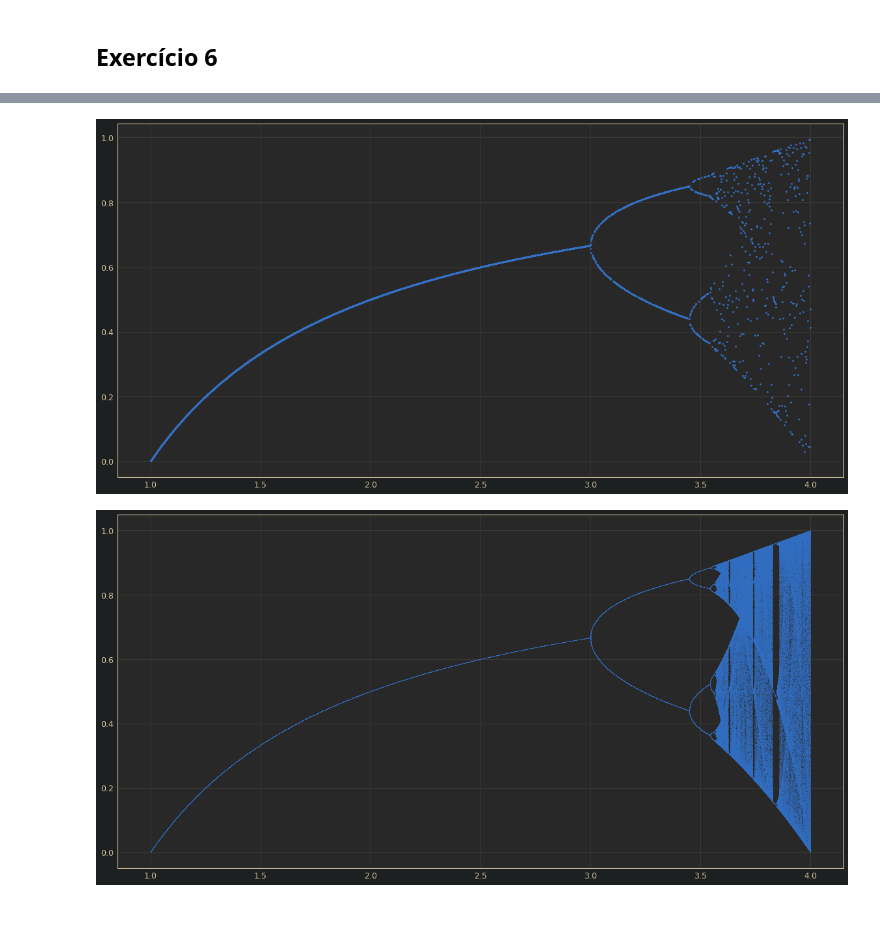
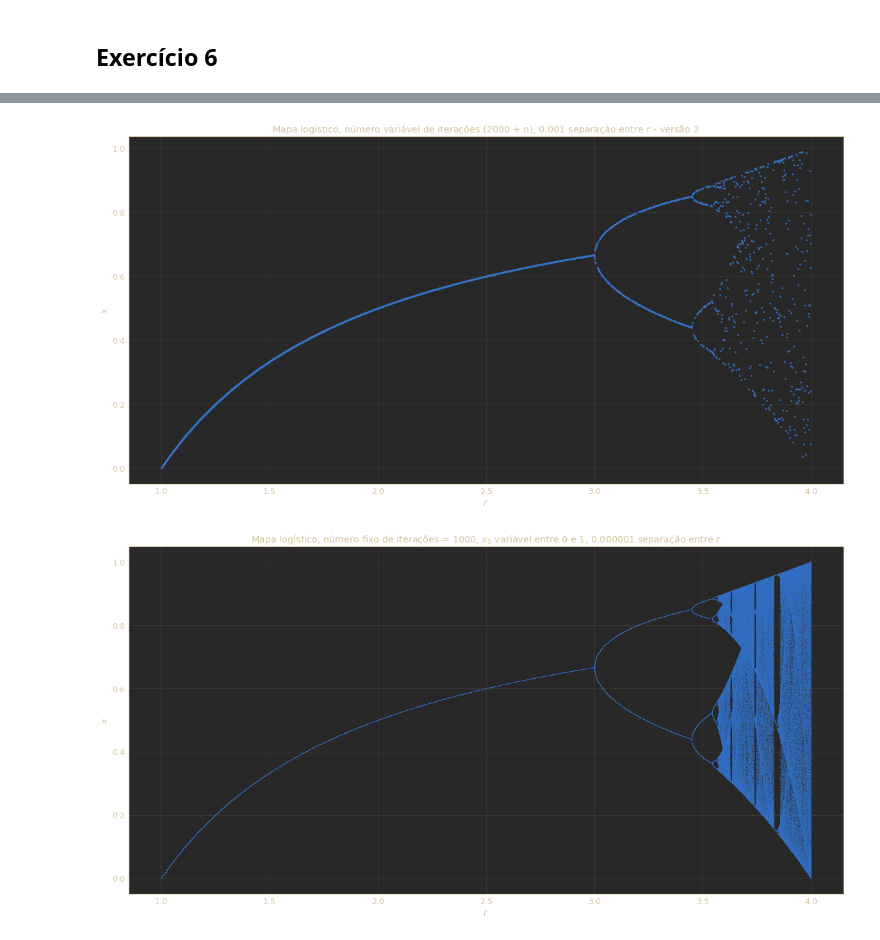
Before and after one commit to diogobgomes/FisicaComputacional, a Jupyter notebook: TP2/TP2.ipynb, the cells around one changed output, grey strips where cells are left out. Saved outputs shown, nothing was run; the diff lists cells and outputs as text; code cells hidden in the pictures; blank space fills up the shorter version.

```diff
--- a/TP2/TP2.ipynb
+++ b/TP2/TP2.ipynb
@@ -242,32 +251,35 @@ plt.show()
 # %%
 # Mapa logístico, número variável de iterações, versão 2
 # Ligeiramente diferente, em vez de usarmos uma lista com o número de iterações para cada y, calculamos na altura
 # MAIS EFICIENTE, somehow
 
 def logistic_map(r, initial_iter, show_iter):
     # Create an x array equal to r
     x = 0.5
 
     # Iterate iter_num times
     for i in range(initial_iter+show_iter):
         x = r*x*(1-x)
     return x
 
 # Create the display arrays
 r_array = np.arange(1,4,0.001)
 y_array = np.empty(len(r_array))
 
 
 # Iterate over r, use y iterated a random numer of times (calculated on each funtion call)
 for i,r in enumerate(r_array):
     y_array[i] = logistic_map(r,1000,np.random.randint(1000,2000))
 
 # Draw the graph
 plt.figure(figsize=(20,10))
+plt.title("Mapa logístico, número variável de iterações (2000 + n), 0.001 separação entre $r$ - versão 2")
+plt.xlabel("$r$")
+plt.ylabel("$x$")
 plt.plot(r_array,y_array,'.')
 plt.show()
 # %% [output]
-[figure, old version]
+[figure, new version]
 # %%
 # Mapa logístico, x inicial variável
 # O resultado é o mesmo se variarmos o x inicial, mas com isto conseguimos usar os arrays do numpy e é muito mais rápido
@@ -282,7 +294,10 @@ for i in range(1000):
 
 # Draw the graph
 plt.figure(figsize=(20,10))
+plt.title("Mapa logístico, número fixo de iterações = 1000, $x_0$ variável entre 0 e 1, 0.000001 separação entre $r$")
+plt.xlabel("$r$")
+plt.ylabel("$x$")
 plt.plot(r_array,y_array,'.',markersize = 1)
 plt.show()
 # %% [output]
-[figure, old version]
+[figure, new version]
```
Also changed, not shown: parts of 11 cells of this notebook.
